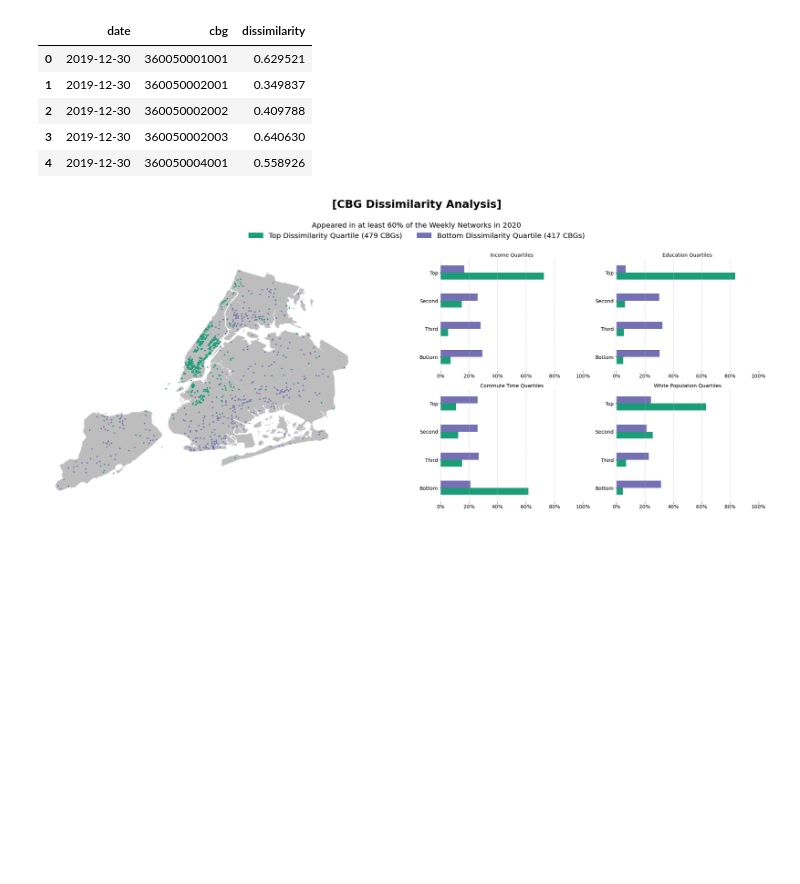
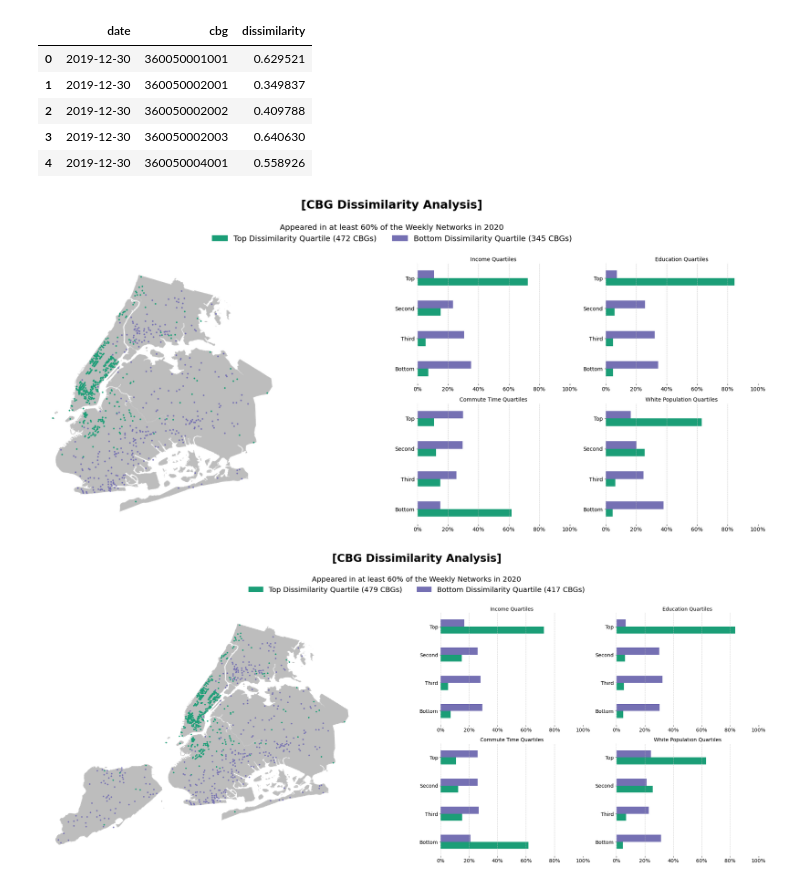
Before and after one commit to hasanalpboz/safegraph-covid19-mobility, a Jupyter notebook: scripts/notebooks/node-dissimilarity.ipynb, the cells around one changed output. Saved outputs shown, nothing was run; the diff lists cells and outputs as text; code cells hidden in the pictures; blank space fills up the shorter version.

```diff
--- a/scripts/notebooks/node-dissimilarity.ipynb
+++ b/scripts/notebooks/node-dissimilarity.ipynb
@@ -237,13 +237,16 @@ discard_borough = ['085']
 filtered_top_cbgs = [cbg for cbg in top_cbgs if str(cbg)[2:5] not in discard_borough]
 filtered_bottom_cbgs = [cbg for cbg in bottom_cbgs if str(cbg)[2:5] not in discard_borough]
 # %%
-def plot_cbgs(top_cbgs, bottom_cbgs, fname=None):
+def plot_cbgs(top_cbgs, bottom_cbgs, fname=None, drop_row=None):
     '''
     plots the resulting cbgs in top/bottom dissimilarity groups
     and also the demographic distributions
     '''
     nyc_geojson = join(pwd, 'util_datasets', 'NYC', 'NYC-borough.geojson')
     base_df = gpd.read_file(nyc_geojson)
+
+    if drop_row:
+        base_df = base_df.drop(drop_row)
 
     top_color = '#1b9e77'
     bottom_color = '#7570b3'
@@ -315,4 +318,8 @@ def plot_cbgs(top_cbgs, bottom_cbgs, fname=None):
     plt.tight_layout()
     if fname:
         fig.savefig(join(FIG_SAVE_DIR, fname), dpi=500, bbox_inches='tight')
+# %%
+plot_cbgs(filtered_top_cbgs, filtered_bottom_cbgs, fname=f'cbg-change-combined-{threshold}-tillJuly-without-staten.pdf', drop_row=4)
+# %% [output]
+[figure, added]
 # %%
```
Also changed, not shown: parts of 1 cell of this notebook, 20 other files.
